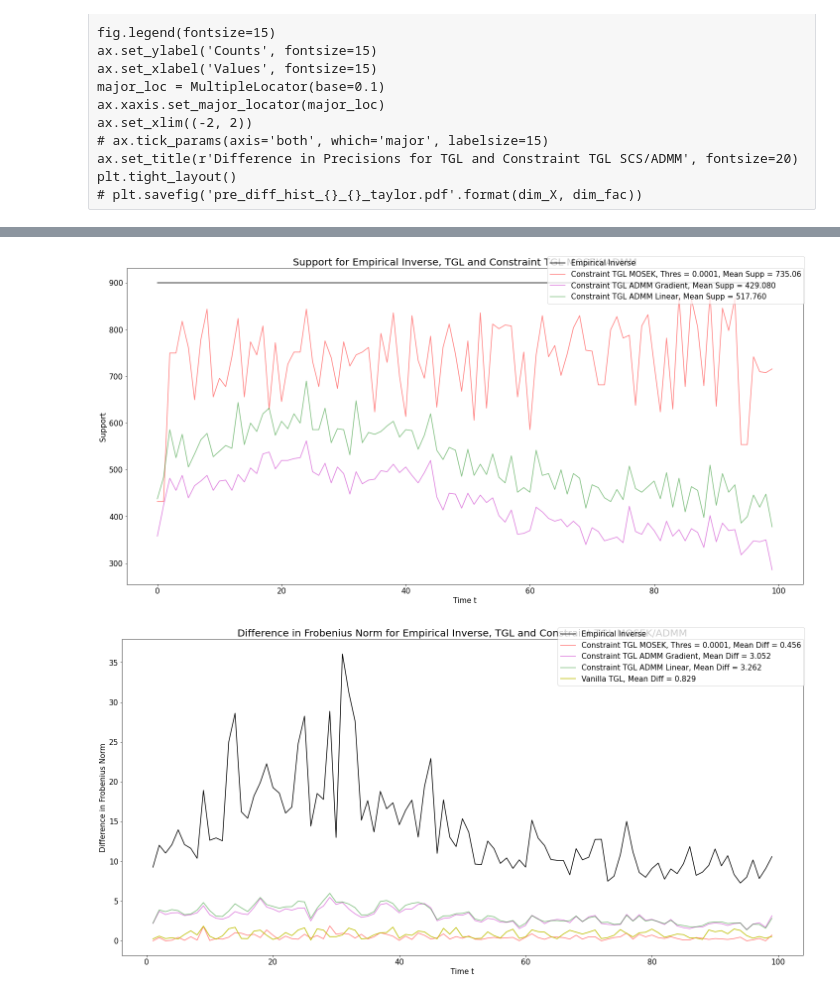
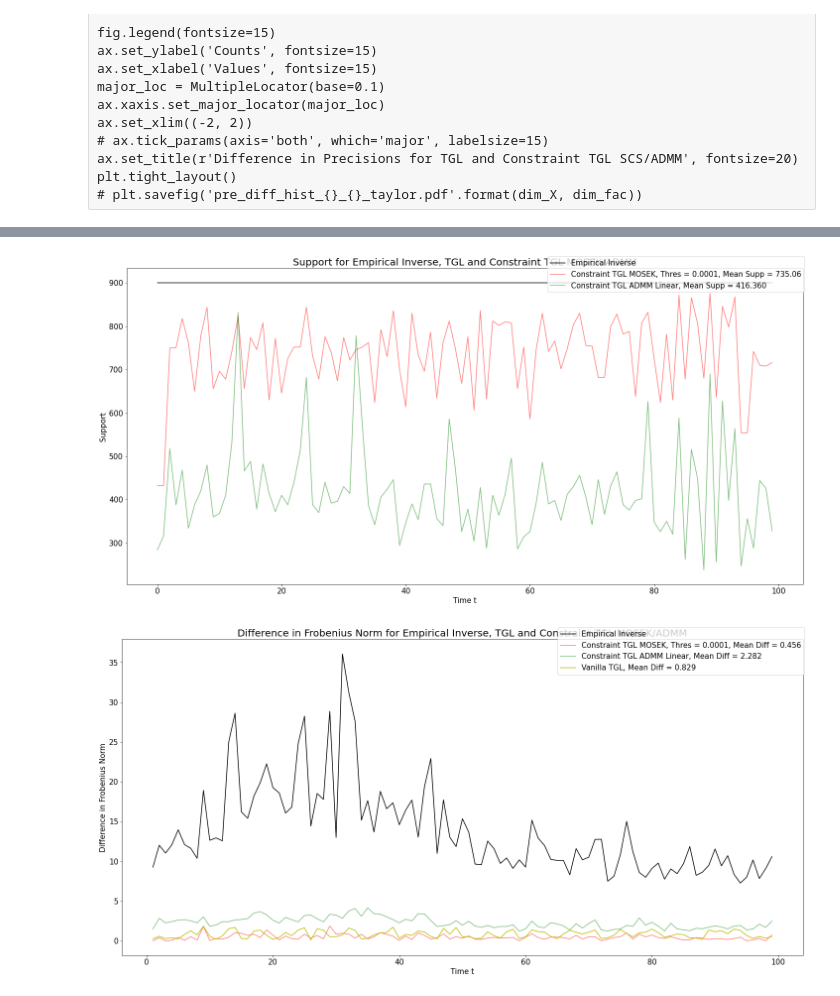
Before and after one commit to atechnicolorskye/post_sum, a Jupyter notebook: regain/equality_constraint_cvxpy_ff5_ip30.ipynb, the cells around one changed output, grey strips where cells are left out. Drawn from its saved outputs; the diff is of its cells as text; code cells hidden in the pictures.

```diff
--- a/regain/equality_constraint_cvxpy_ff5_ip30.ipynb
+++ b/regain/equality_constraint_cvxpy_ff5_ip30.ipynb
@@ -59,7 +49,7 @@ Running Time :128.15183749300013
 # %%
 from regain.norm import l1_od_norm
 from regain.validation import check_norm_prox
-psi, prox_psi, psi_node_penalty = check_norm_prox(tgl.psi)
+psi, prox_psi, psi_node_penalty = check_norm_prox(tgl_tp.psi)
 
 def penalty_objective(Z_0, Z_1, Z_2, psi, theta):
     """Penalty-only objective function for time-varying graphical LASSO."""
@@ -67,10 +57,9 @@ def penalty_objective(Z_0, Z_1, Z_2, psi, theta):
 
 pre_tp_thres = {}
 fit_score_tp_thres = {}
-for i in [1e-2, 1e-3, 1e-4, 1e-6, 0]:
-# for i in [min_pre_tp]:
+for i in [1e-4, 1e-6, 0]:
     pre_tp_thres[i] = np.array([k * (np.abs(k) >= i) for k in pre_tp])
-    tgl.precision_ = pre_tp_thres[i]
-    _, _, fit_score_tp_thres[i], _ = tgl.eval_cov_pre()
-    print(penalty_objective(pre_tp_thres[i], pre_tp_thres[i][:-1], pre_tp_thres[i][1:], psi, tgl.theta))
+    tgl_tp.precision_ = pre_tp_thres[i]
+    emp_inv_score, baseline_score, fit_score_tp_thres[i], _ = tgl_tp.eval_cov_pre()
+    print(penalty_objective(pre_tp_thres[i], pre_tp_thres[i][:-1], pre_tp_thres[i][1:], psi, tgl_tp.theta))
 # %% [output]
@@ -82,9 +68,0 @@ for i in [1e-2, 1e-3, 1e-4, 1e-6, 0]:
-# %%
-from regain.covariance import InequalityTimeGraphicalLasso, TimeGraphicalLasso
-res = {}
-for i in [1.]:
-    tic = time.perf_counter()
-    tgl = InequalityTimeGraphicalLasso(max_iter=1000, loss='LL', c_level=0.2, c_prox='cvx', rho=1e2, div=i, tol=1e-4, rtol=1e-4, psi="laplacian")
-    res[i] = tgl.fit_cov(X_cov).eval_cov_pre()
-    toc = time.perf_counter()
-    print('Running Time :{}'.format(toc - tic))
@@ -120,7 +90,7 @@ pre_cvx = np.load("mosek_sol_ff5_30_standard_alpha_0.2.npy")
 # %%
 from regain.norm import l1_od_norm
 from regain.validation import check_norm_prox
-psi, prox_psi, psi_node_penalty = check_norm_prox(tgl.psi)
+psi, prox_psi, psi_node_penalty = check_norm_prox(tgl_tp.psi)
 
 def penalty_objective(Z_0, Z_1, Z_2, psi, theta):
     """Penalty-only objective function for time-varying graphical LASSO."""
@@ -131,9 +101,9 @@ fit_score = {}
 # for i in [1e-2, 1e-3, 1e-4, 1e-6]:
 for i in [1e-4]:
     pre[i] = np.array([k * (np.abs(k) >= i) for k in pre_cvx])
-    tgl.precision_ = pre[i]
-    emp_inv_score, baseline_score, fit_score[i], _ = tgl.eval_cov_pre()
-    print(penalty_objective(pre[i], pre[i][:-1], pre[i][1:], psi, tgl.theta))
+    tgl_tp.precision_ = pre[i]
+    emp_inv_score, baseline_score, fit_score[i], _ = tgl_tp.eval_cov_pre()
+    print(penalty_objective(pre[i], pre[i][:-1], pre[i][1:], psi, tgl_tp.theta))
 # %% [output]
 5951.380304945549
 # %%
@@ -257,45 +237,38 @@ fig, ax = plt.subplots(figsize=(20, 10))
 fig.patch.set_facecolor('white')
 colors = "rgb"
 color_index = 0
 
 ax.plot(range(X_cov.shape[-1]), [sum(sum(abs(emp_inv[k]) > 0)) for k in range(X_cov.shape[-1])],
         color='k', label=r'Empirical Inverse')
 # for i in [min_pre_tp]:
 for i in [1e-4]:
     supp = [sum(sum(abs(pre[i][t]) > 0)) for t in range(X_cov.shape[-1])]
     mean_supp = np.mean(supp)
     ax.plot(range(X_cov.shape[-1]), supp, color='r', alpha=0.5,
 #     ax.plot(range(X_cov.shape[-1]), supp, color=colors[color_index], alpha=0.5,
             label=r'Constraint TGL MOSEK, Thres = {}, Mean Supp = {}'.format(i, mean_supp))
     color_index += 1
-# # for i in [2.]:
-# #     supp = [sum(sum(abs(res[i][3][t]) > 0)) for t in range(X_cov.shape[-1])]
-# #     mean_supp = np.mean(supp)
-# #     ax.plot(range(X_cov.shape[-1]), supp, color='g', alpha=0.5,
-# #             label=r'Constraint TGL ADMM CVX, Div = {}, Mean Supp = {:.3f}'.format(i, mean_supp))
-supp = [sum(sum(abs(pre_grad[t]) > 0)) for t in range(X_cov.shape[-1])]
-ax.plot(range(X_cov.shape[-1]), supp, color='m', alpha=0.5,
-        label=r'Constraint TGL ADMM Gradient, Mean Supp = {:.3f}'.format(np.mean(supp)))
+# supp = [sum(sum(abs(pre_grad[t]) > 0)) for t in range(X_cov.shape[-1])]
+# ax.plot(range(X_cov.shape[-1]), supp, color='m', alpha=0.5,
+#         label=r'Constraint TGL ADMM Gradient, Mean Supp = {:.3f}'.format(np.mean(supp)))
 supp = [sum(sum(abs(pre_tp_thres[1e-4][t]) > 0)) for t in range(X_cov.shape[-1])]
 # supp = [sum(sum(abs(pre_tp[t]) > 0)) for t in range(X_cov.shape[-1])]
 ax.plot(range(X_cov.shape[-1]), supp, color='g', alpha=0.5,
         label=r'Constraint TGL ADMM Linear, Mean Supp = {:.3f}'.format(np.mean(supp)))
 # supp = [sum(sum(abs(pre_[t]) > 0)) for t in range(X_cov.shape[-1])]
 # ax.plot(range(X_cov.shape[-1]), [sum(sum(abs(pre_[k]) > 0)) for k in range(X_cov.shape[-1])],
 #         color='y', label=r'Vanilla TGL, , Mean Supp = {:.3f}'.format(np.mean(supp)))
 
 
 fig.legend(fontsize=15)
 ax.set_ylabel('Support', fontsize=15)
 ax.tick_params(axis='both', which='major', labelsize=15)
 ax.set_xlabel('Time t', fontsize=15)
 ax.set_title(r'Support for Empirical Inverse, TGL and Constraint TGL MOSEK/ADMM', fontsize=20)
-# ax.set_title(r'Support for Empirical Inverse, TGL and Constraint TGL SCS', fontsize=20)
 plt.tight_layout()
-# plt.savefig('ff5_ip30_40000_diff_supp_max_2_mult_2.pdf')
-# plt.savefig('diff_supp_{}_{}_scs.pdf'.format(dim_X, dim_fac))
+plt.savefig('ff5_ip30_40000_diff_supp_max_2_mult_3_div_5.pdf')
 # %% [output]
-[figure, old version]
+[figure, new version]
 # %%
 fig, ax = plt.subplots(figsize=(20, 10))
 fig.patch.set_facecolor('white')
@@ -312,13 +285,9 @@ for i in [1e-4]:
 #     ax.plot(range(1, X_cov.shape[-1]), diff, color=colors[color_index], alpha=0.5,
             label=r'Constraint TGL MOSEK, Thres = {}, Mean Diff = {:.3f}'.format(i, mean_diff))
     color_index += 1
-# # for i in [2.]:
-# #     diff_cvx = [norm(res[i][3][t] - res[i][3][t-1], 'fro') for t in range(1, X_cov.shape[-1])]
-# #     ax.plot(range(1, X_cov.shape[-1]), diff_cvx, color='g', alpha=0.5,
-# #             label=r'Constraint TGL ADMM CVX, Div = {}, Mean Diff = {:.3f}'.format(i, np.mean(diff_cvx)))
-diff_grad = [norm(pre_grad[t] - pre_grad[t-1], 'fro') for t in range(1, X_cov.shape[-1])]
-ax.plot(range(1, X_cov.shape[-1]), diff_grad, color='m', alpha=0.5,
-        label=r'Constraint TGL ADMM Gradient, Mean Diff = {:.3f}'.format(np.mean(diff_grad)))
+# diff_grad = [norm(pre_grad[t] - pre_grad[t-1], 'fro') for t in range(1, X_cov.shape[-1])]
+# ax.plot(range(1, X_cov.shape[-1]), diff_grad, color='m', alpha=0.5,
+#         label=r'Constraint TGL ADMM Gradient, Mean Diff = {:.3f}'.format(np.mean(diff_grad)))
 diff_grad = [norm(pre_tp_thres[1e-4][t] - pre_tp_thres[1e-4][t-1], 'fro') for t in range(1, X_cov.shape[-1])]
 # diff_grad = [norm(pre_tp[t] - pre_tp[t-1], 'fro') for t in range(1, X_cov.shape[-1])]
 ax.plot(range(1, X_cov.shape[-1]), diff_grad, color='g', alpha=0.5,
@@ -327,15 +296,12 @@ diff_fit_ = [norm(pre_[t] - pre_[t-1], 'fro') for t in range(1, X_cov.shape[-1])
 ax.plot(range(1, X_cov.shape[-1]), np.array(diff_fit_), color='y', alpha=1,
         label=r'Vanilla TGL, Mean Diff = {:.3f}'.format(np.mean(diff_fit_)))
 
-
 fig.legend(fontsize=15)
 ax.set_ylabel('Difference in Frobenius Norm', fontsize=15)
 ax.tick_params(axis='both', which='major', labelsize=15)
 ax.set_xlabel('Time t', fontsize=15)
 ax.set_title(r'Difference in Frobenius Norm for Empirical Inverse, TGL and Constraint TGL MOSEK/ADMM', fontsize=20)
-# ax.set_title(r'Difference in Frobenius Norm for Empirical Inverse, TGL and Constraint TGL SCS', fontsize=20)
 plt.tight_layout()
-# plt.savefig('ff5_ip30_40000_diff_fro_max_2_mult_2.pdf')
-# plt.savefig('diff_fro_{}_{}_scs.pdf'.format(dim_X, dim_fac))
+plt.savefig('ff5_ip30_40000_diff_fro_max_2_mult_3_div_5.pdf')
 # %% [output]
-[figure, old version]
+[figure, new version]
```
Also changed, not shown: parts of 8 cells of this notebook, 1 other file.
